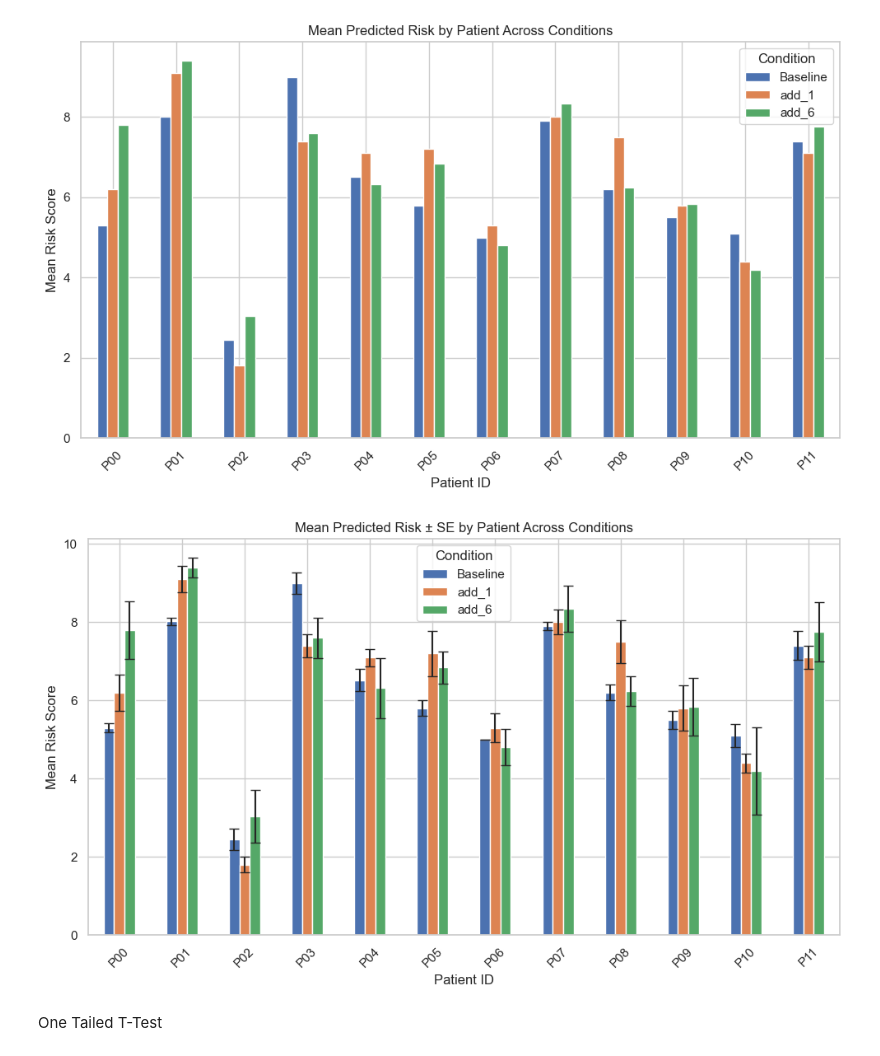
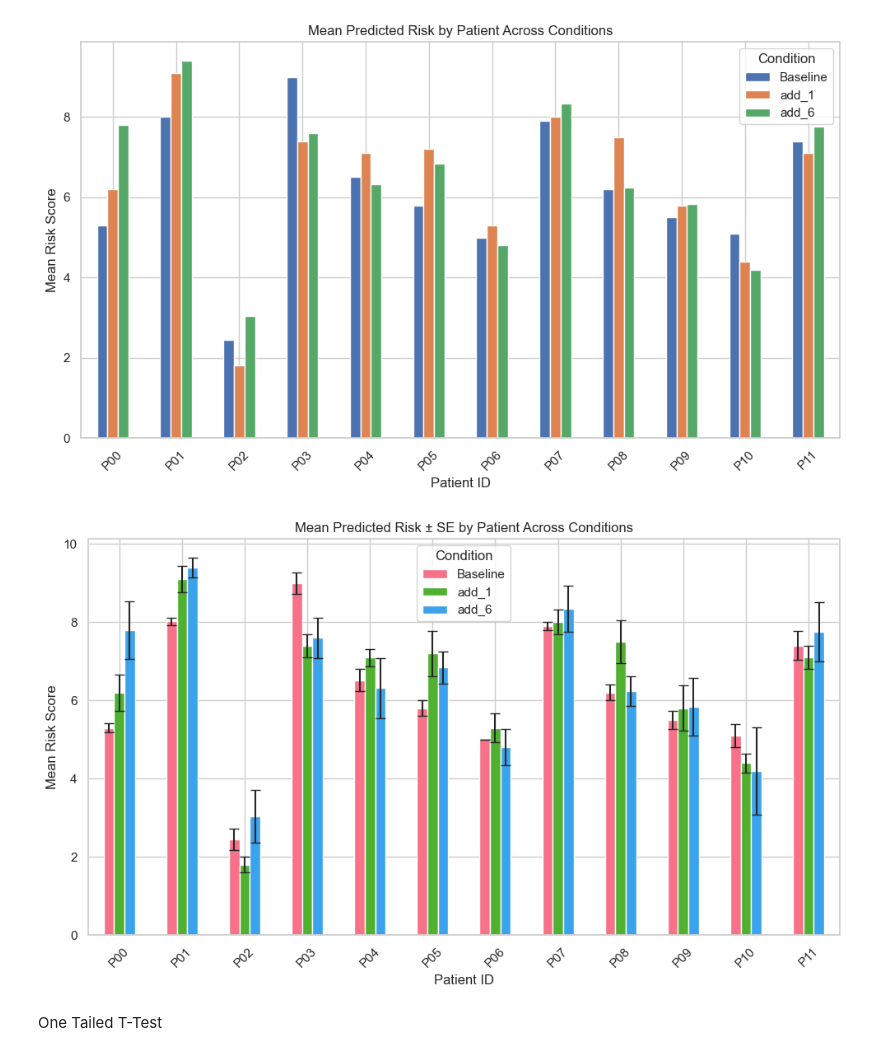
Before and after one commit to 036panda/PALS-Project, a Jupyter notebook: mixed_effects_model.ipynb, the cells around one changed output. Saved outputs shown, nothing was run; the diff lists cells and outputs as text; code cells hidden in the pictures.

```diff
--- a/mixed_effects_model.ipynb
+++ b/mixed_effects_model.ipynb
@@ -313,22 +313,23 @@ plt.show()
 # %%
 stats = df.groupby(["Patient_ID", "Condition"])["Risk_Score"].agg(
     Mean="mean",
     SE=lambda x: x.std(ddof=1) / (len(x)**0.5)
 ).reset_index()
 
 mean_pivot = stats.pivot(index="Patient_ID", columns="Condition", values="Mean")
 se_pivot = stats.pivot(index="Patient_ID", columns="Condition", values="SE")
+palette = sns.color_palette("husl", len(mean_pivot.columns))
 
-ax = mean_pivot.plot(kind="bar", yerr=se_pivot, capsize=4, figsize=(10,6))
+ax = mean_pivot.plot(kind="bar", yerr=se_pivot, capsize=4, figsize=(10,6), color=palette)
 plt.title("Mean Predicted Risk ± SE by Patient Across Conditions")
 plt.xlabel("Patient ID")
 plt.ylabel("Mean Risk Score")
 plt.xticks(rotation=45)
 plt.legend(title="Condition")
 plt.tight_layout()
 plt.show()
 # %% [output]
-[figure, old version]
+[figure, new version]
 # %% [markdown]
 One Tailed T-Test
 # %%
```
Also changed, not shown: 6 other files.
